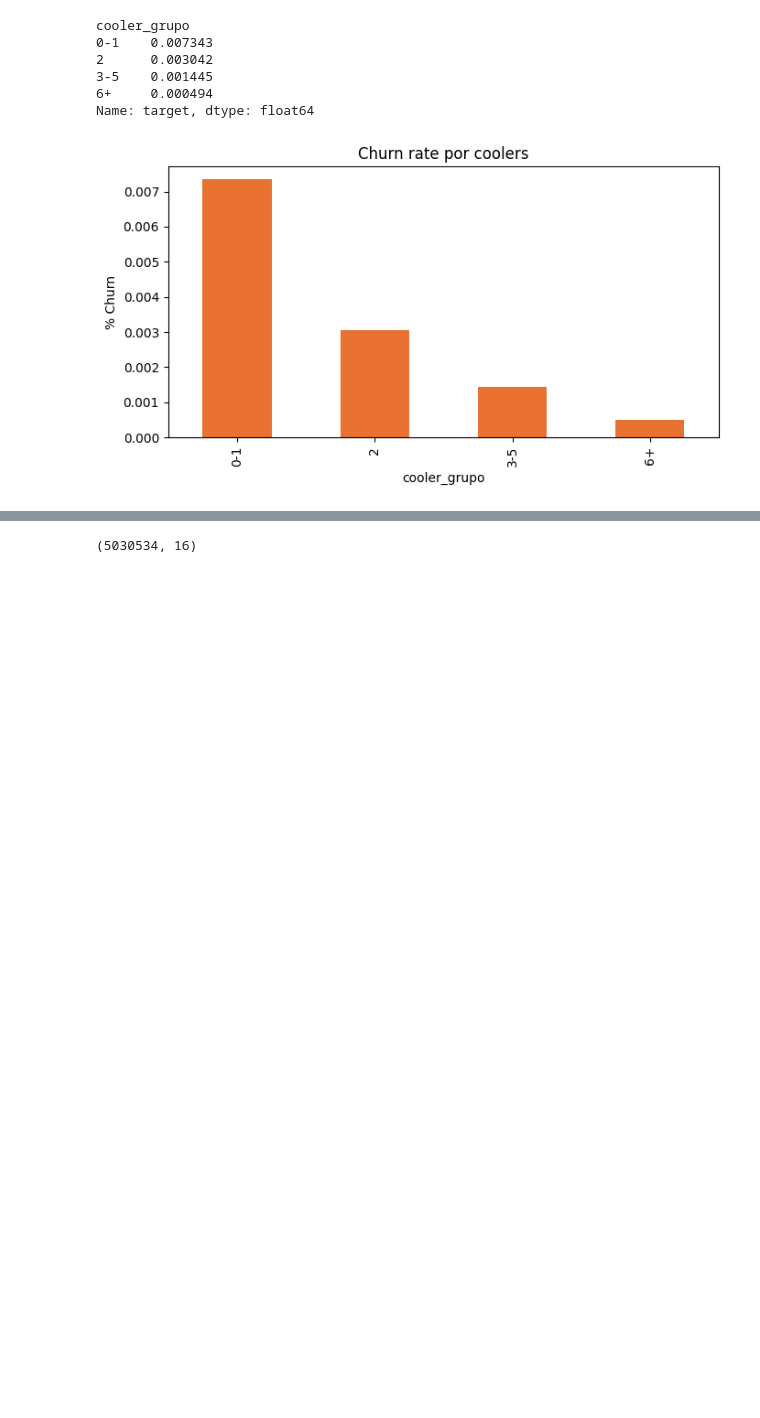
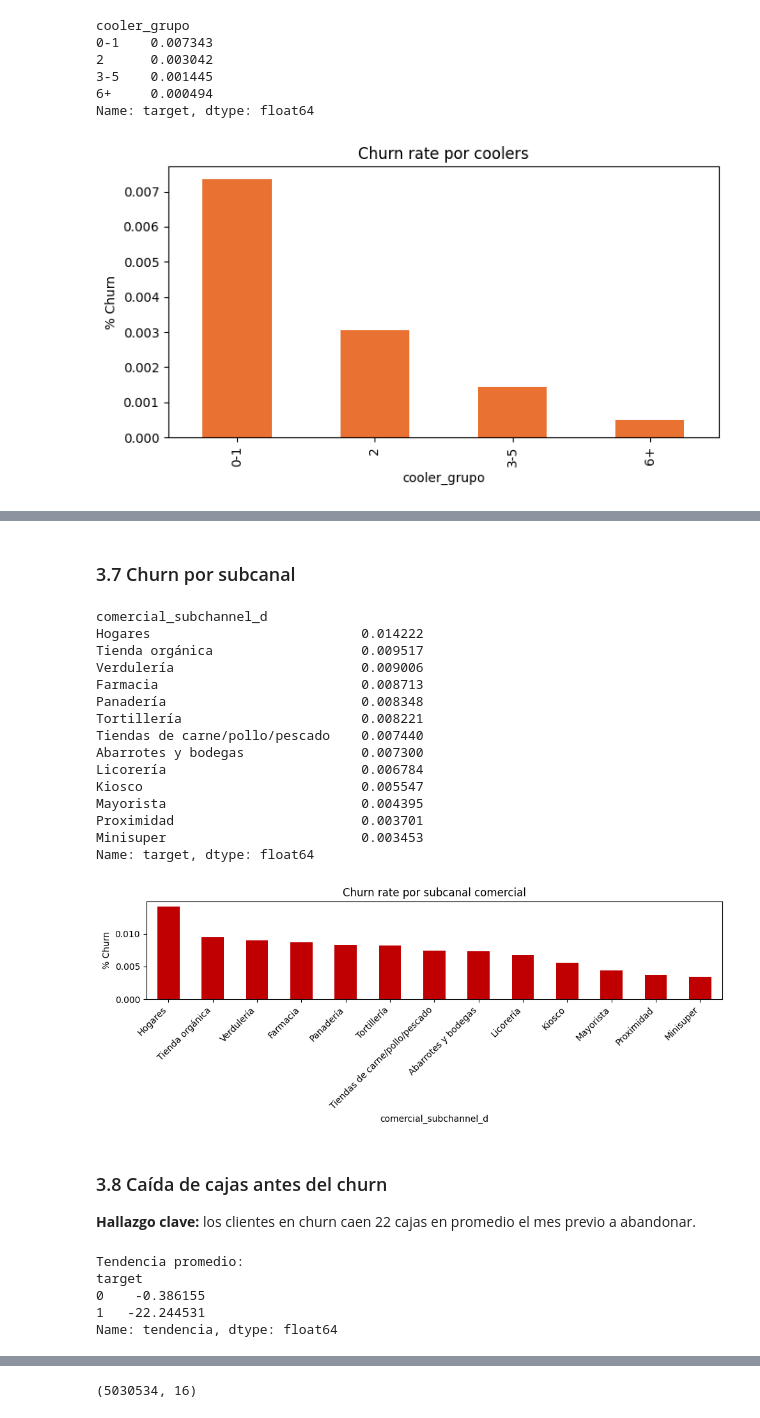
Before and after one commit to samanthast13/churn-hunters, a Jupyter notebook: exploracion.ipynb, the cells around one changed output, grey strips where cells are left out. Cells and saved outputs as stored; diff of their text form; code cells hidden in the pictures; blank space fills up the shorter version.

```diff
--- a/exploracion.ipynb
+++ b/exploracion.ipynb
@@ -107,0 +154,50 @@ Name: target, dtype: float64
+# %% [markdown]
+### 3.7 Churn por subcanal
+# %%
+churn_subcanal = df.groupby('comercial_subchannel_d')['target'].mean().sort_values(ascending=False)
+print(churn_subcanal)
+
+plt.figure(figsize=(10,4))
+churn_subcanal.plot(kind='bar', color='#C00000')
+plt.title('Churn rate por subcanal comercial')
+plt.ylabel('% Churn')
+plt.xticks(rotation=45, ha='right')
+plt.tight_layout()
+plt.savefig('/Users/samanthaabigailsaucedatrevino/hackathon-churn/data/churn_subcanal.png')
+plt.show()
+# %% [output]
+comercial_subchannel_d
+Hogares                           0.014222
+Tienda orgánica                   0.009517
+Verdulería                        0.009006
+Farmacia                          0.008713
+Panadería                         0.008348
+Tortillería                       0.008221
+Tiendas de carne/pollo/pescado    0.007440
+Abarrotes y bodegas               0.007300
+Licorería                         0.006784
+Kiosco                            0.005547
+Mayorista                         0.004395
+Proximidad                        0.003701
+Minisuper                         0.003453
+Name: target, dtype: float64
+[figure, added]
+# %% [markdown]
+### 3.8 Caída de cajas antes del churn
+
+**Hallazgo clave:** los clientes en churn caen 22 cajas en promedio el mes previo a abandonar.
+# %%
+df_sorted = df.sort_values(['customer_id','calmonth'])
+df_sorted['cajas_mes_anterior'] = df_sorted.groupby('customer_id')['uni_boxes_sold_m'].shift(1)
+df_sorted['tendencia'] = df_sorted['uni_boxes_sold_m'] - df_sorted['cajas_mes_anterior']
+df_sorted['tendencia'] = df_sorted['tendencia'].fillna(0)
+
+tend_churn = df_sorted.groupby('target')['tendencia'].mean()
+print("Tendencia promedio:")
+print(tend_churn)
+# %% [output]
+Tendencia promedio:
+target
+0    -0.386155
+1   -22.244531
+Name: tendencia, dtype: float64
```
Also changed, not shown: parts of 37 cells of this notebook, 1 other file.
